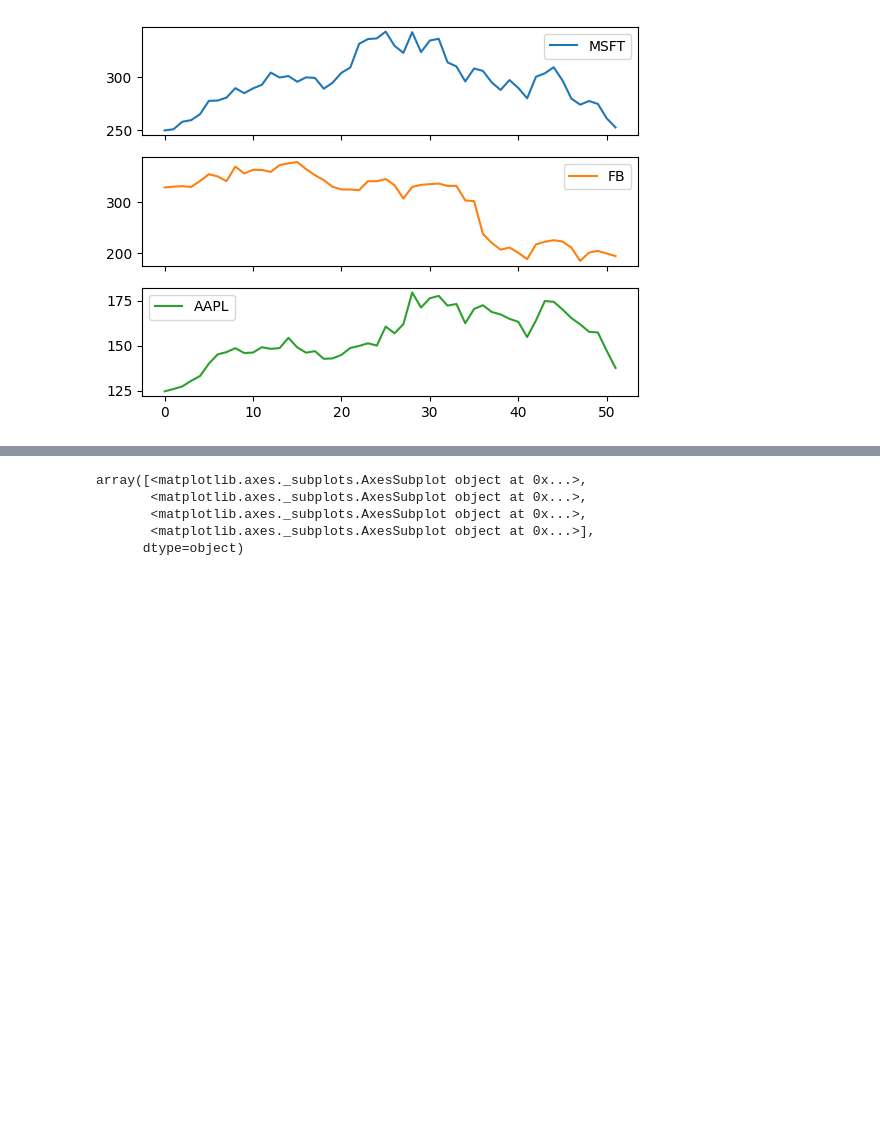
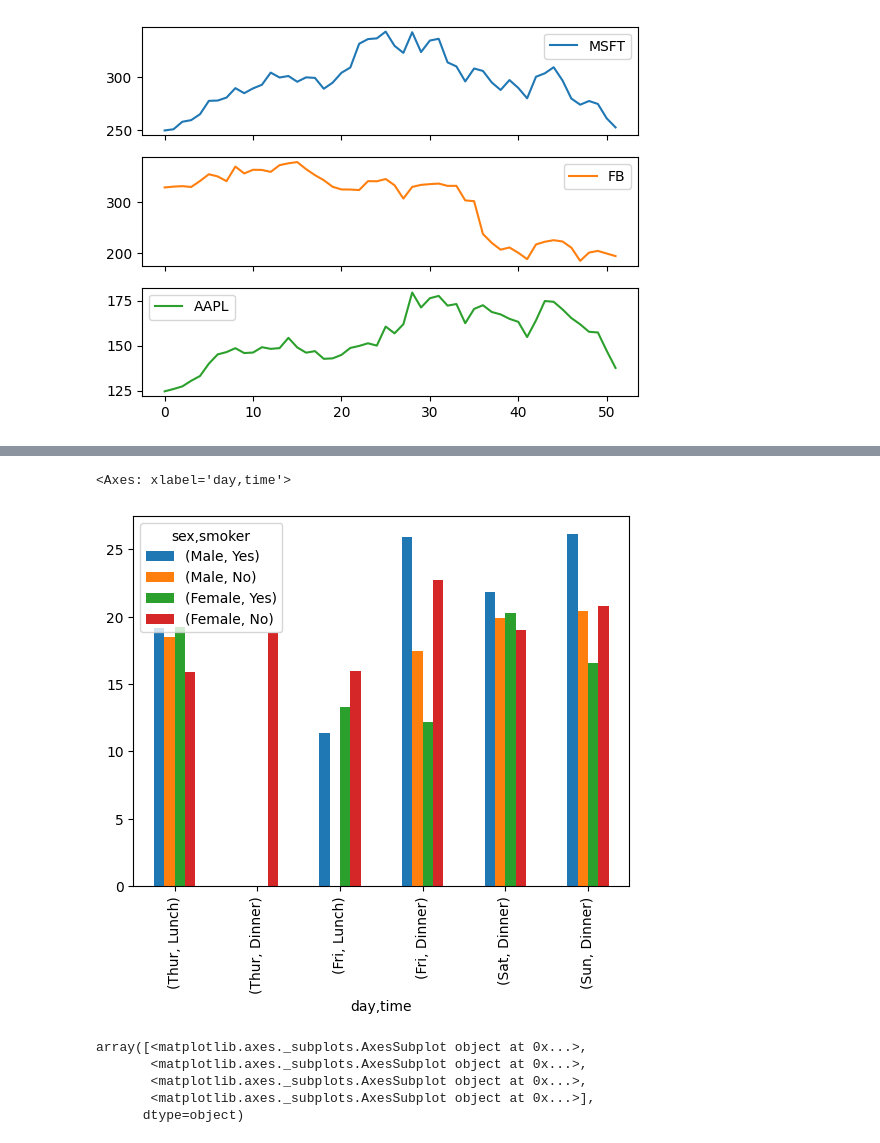
Before and after one commit to nadim-altaf/data-science-mentorship-campusx, a Jupyter notebook: Matplotlib/session_24_advanced_matplotlib.ipynb, the cells around one changed output, grey strips where cells are left out. Drawn from its saved outputs; the diff is of its cells as text; code cells hidden in the pictures; blank space fills up the shorter version.

```diff
--- a/Matplotlib/session_24_advanced_matplotlib.ipynb
+++ b/Matplotlib/session_24_advanced_matplotlib.ipynb
@@ -683,3 +693,8 @@ array([<Axes: >, <Axes: >, <Axes: >], dtype=object)
+# %%
+tips.pivot_table(index=['day','time'],columns=['sex','smoker'],values='total_bill',aggfunc='mean').plot(kind='bar')
+# %% [output]
+<Axes: xlabel='day,time'>
+[figure, added]
 # %%
 tips.pivot_table(index=['day','time'],columns=['sex','smoker'],values='total_bill',aggfunc='mean').plot(kind='pie',subplots=True,figsize=(20,10))
 # %% [output]
```
Also changed, not shown: parts of 2 cells of this notebook.
